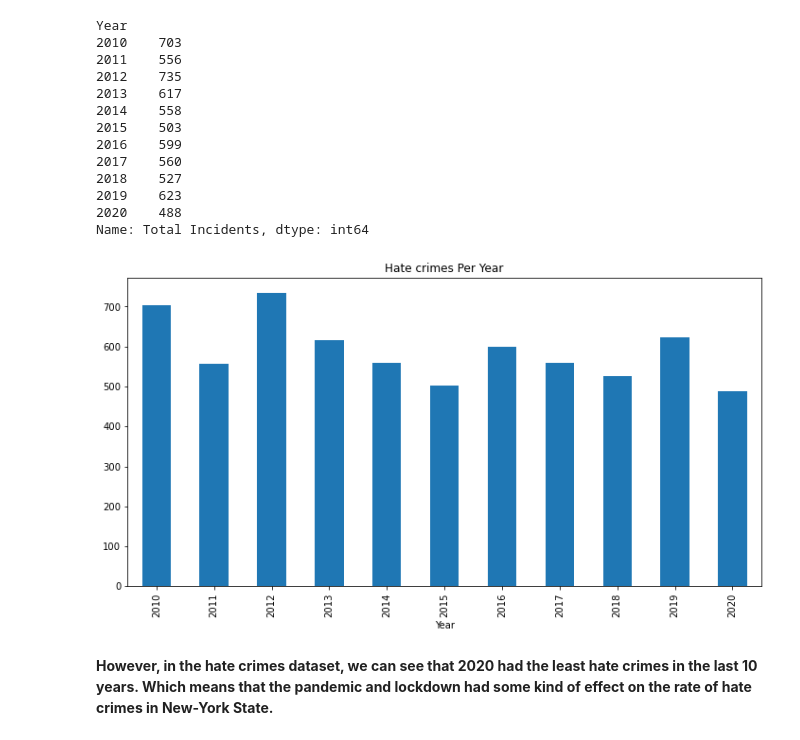
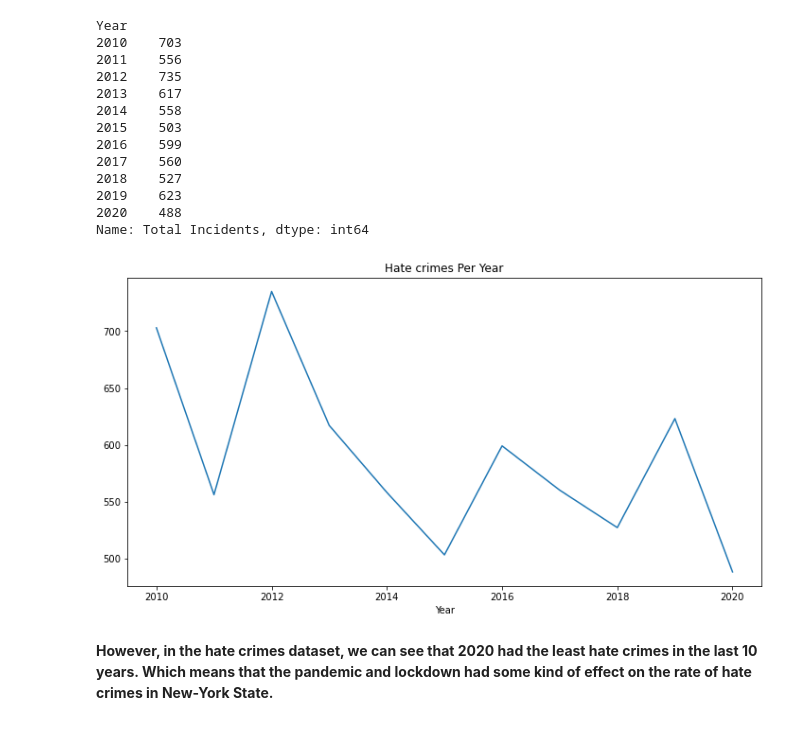
Before and after one commit to BlackYun2/data-science-project, a Jupyter notebook: Temp phase 2/Group 19.ipynb, the cells around one changed output. Drawn from its saved outputs; the diff is of its cells as text; code cells hidden in the pictures.

```diff
--- a/Temp phase 2/Group 19.ipynb
+++ b/Temp phase 2/Group 19.ipynb
@@ -346,11 +346,11 @@ Year
 Name: Total Incidents, dtype: int64
 # %%
 ## visualizing it
-hateCrimes.groupby("Year")["Total Incidents"].sum().plot(kind="bar", figsize=(12, 6))
+hateCrimes.groupby("Year")["Total Incidents"].sum().plot(kind="line", figsize=(12, 6))
 plt.title("Hate crimes Per Year")
 plt.show()
 # %% [output]
-[figure, old version]
+[figure, new version]
 # %% [markdown]
 **However, in the hate crimes dataset, we can see that 2020 had the least hate crimes in the last 10 years. Which means that the pandemic and lockdown had some kind of effect on the rate of hate crimes in New-York State.**
 # %% [markdown]
```
Also changed, not shown: 2 other files.
